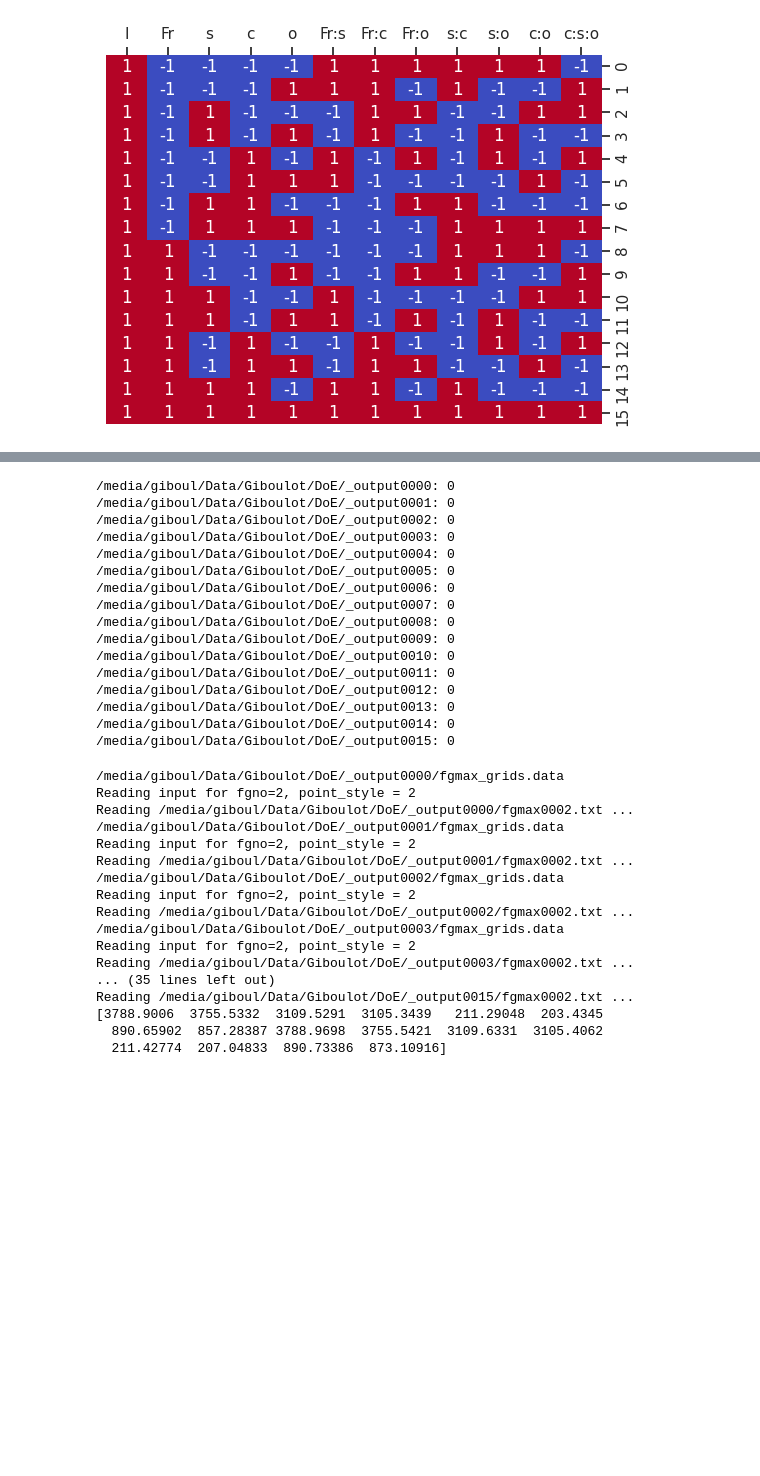
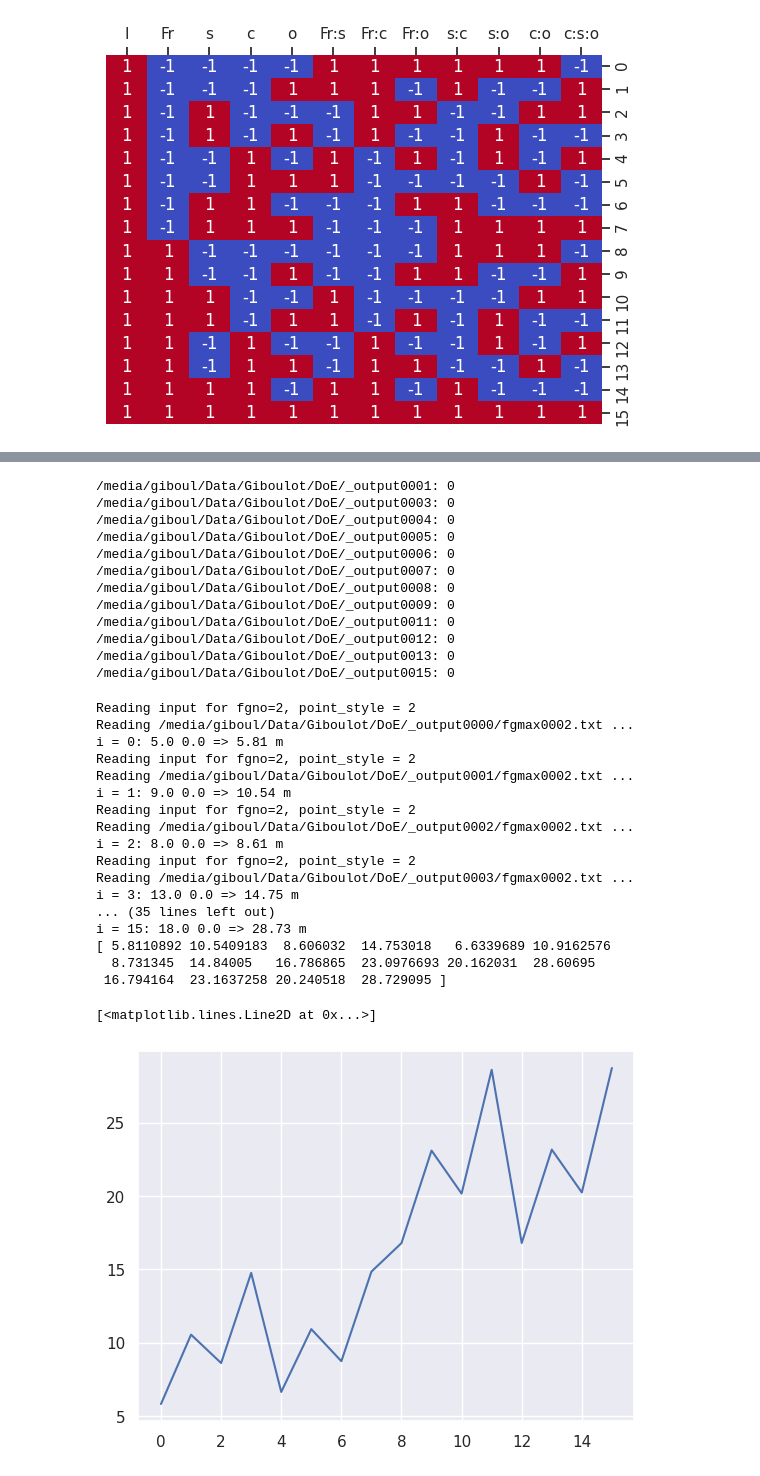
Before and after one commit to giboul/DoE_project, a Jupyter notebook: doe-project.ipynb, the cells around one changed output, grey strips where cells are left out. Cells and saved outputs as stored; diff of their text form; code cells hidden in the pictures; blank space fills up the shorter version.

```diff
--- a/doe-project.ipynb
+++ b/doe-project.ipynb
@@ -68,12 +68,12 @@ display(values)
 # %%
 config = dict(
     xmin=-50,
-    xmax=+2e3,
-    ymin=-1000,
-    ymax=1000,
-    avalanche_depth=2,  # m
+    xmax=+1000,
+    ymin=-500,
+    ymax=+500,
+    avalanche_depth=5,  # m
     avalanche_volume=2000,  # m³
-    avalanche_width=100,  # m
+    avalanche_width=20,  # m
     avalanche_speed=None,
     slope=None,
     curvature=None,
@@ -82,7 +82,8 @@ config = dict(
 
 outdir = "/media/giboul/Data/Giboulot/DoE/_output{i:0>4}"
 
-for experiment in range(E.shape[0]):
+# for experiment in range(E.shape[0]):
+for experiment in (1, 3, 4, 5, 6, 7, 8, 9, 11, 12, 13, 15):
 
     config.update(
         avalanche_speed=float(values["Fr"].iloc[experiment]*np.sqrt(9.81*config["avalanche_depth"])),
@@ -94,16 +95,16 @@ for experiment in range(E.shape[0]):
         yaml.safe_dump(config, file)
     path = outdir.format(i=experiment)
     print(f"{path}: ", end="", flush=True)
-    output = subprocess.run(
-        f"make simulation OUTDIR={path} OMP_NUM_PROCS=10".split(),
-        stdout=subprocess.PIPE,
-        stderr=subprocess.PIPE,
-    )
+    with open(f"{path}/out.log", "w") as std_file:
+        with open(f"{path}/err.log", "w") as err_file:
+            output = subprocess.run(
+                f"make simulation OUTDIR={path} OMP_NUM_PROCS=10".split(),
+                stdout=std_file,
+                stderr=err_file,
+            )
     print(output.returncode, flush=True)
 # %% [output]
-/media/giboul/Data/Giboulot/DoE/_output0000: 0
 /media/giboul/Data/Giboulot/DoE/_output0001: 0
-/media/giboul/Data/Giboulot/DoE/_output0002: 0
 /media/giboul/Data/Giboulot/DoE/_output0003: 0
 /media/giboul/Data/Giboulot/DoE/_output0004: 0
 /media/giboul/Data/Giboulot/DoE/_output0005: 0
@@ -111,41 +112,51 @@ for experiment in range(E.shape[0]):
 /media/giboul/Data/Giboulot/DoE/_output0007: 0
 /media/giboul/Data/Giboulot/DoE/_output0008: 0
 /media/giboul/Data/Giboulot/DoE/_output0009: 0
-/media/giboul/Data/Giboulot/DoE/_output0010: 0
 /media/giboul/Data/Giboulot/DoE/_output0011: 0
 /media/giboul/Data/Giboulot/DoE/_output0012: 0
 /media/giboul/Data/Giboulot/DoE/_output0013: 0
-/media/giboul/Data/Giboulot/DoE/_output0014: 0
 /media/giboul/Data/Giboulot/DoE/_output0015: 0
 # %%
 from pathlib import Path
+import numpy as np
 from clawpack.geoclaw import fgmax_tools
 
 files = Path("/media/giboul/Data/Giboulot/DoE/").glob("_output*")
+E = np.loadtxt("matrix_experiment.csv", delimiter=",", skiprows=1)
 hmax = np.zeros(E.shape[0], dtype=np.float64)
 for i, outdir in enumerate(sorted(files)):
-    fg = fgmax_tools.FGmaxGrid()
-    print(outdir / "fgmax_grids.data")
-    fg.read_fgmax_grids_data(2, outdir / "fgmax_grids.data")
-    fg.read_output(outdir=outdir)
-    hmax[i] = fg.h.max()
+    try:
+        fg = fgmax_tools.FGmaxGrid()
+        fg.read_fgmax_grids_data(2, outdir / "fgmax_grids.data")
+        fg.read_output(outdir=outdir)
+        mask = fg.B<=0
+        hmax[i] = (fg.B+fg.h)[mask].max()
+        imax = (fg.B+fg.h)[mask].argmax()
+        print(f"{i = }: {fg.X[mask][imax]:.1f} {fg.Y[mask][imax]:.1f} => {hmax[i]:.2f} m ", flush=True)
+    except ValueError as e:
+        print(e)
 print(hmax)
 np.savetxt("hmax.txt", hmax[:, None])
 # %% [output]
-/media/giboul/Data/Giboulot/DoE/_output0000/fgmax_grids.data
 Reading input for fgno=2, point_style = 2
 Reading /media/giboul/Data/Giboulot/DoE/_output0000/fgmax0002.txt ...
-/media/giboul/Data/Giboulot/DoE/_output0001/fgmax_grids.data
+i = 0: 5.0 0.0 => 5.81 m
 Reading input for fgno=2, point_style = 2
 Reading /media/giboul/Data/Giboulot/DoE/_output0001/fgmax0002.txt ...
-/media/giboul/Data/Giboulot/DoE/_output0002/fgmax_grids.data
+i = 1: 9.0 0.0 => 10.54 m
 Reading input for fgno=2, point_style = 2
 Reading /media/giboul/Data/Giboulot/DoE/_output0002/fgmax0002.txt ...
-/media/giboul/Data/Giboulot/DoE/_output0003/fgmax_grids.data
+i = 2: 8.0 0.0 => 8.61 m
 Reading input for fgno=2, point_style = 2
 Reading /media/giboul/Data/Giboulot/DoE/_output0003/fgmax0002.txt ...
+i = 3: 13.0 0.0 => 14.75 m
 ... (35 lines left out)
-Reading /media/giboul/Data/Giboulot/DoE/_output0015/fgmax0002.txt ...
-[3788.9006  3755.5332  3109.5291  3105.3439   211.29048  203.4345
-  890.65902  857.28387 3788.9698  3755.5421  3109.6331  3105.4062
-  211.42774  207.04833  890.73386  873.10916]
+i = 15: 18.0 0.0 => 28.73 m
+[ 5.8110892 10.5409183  8.606032  14.753018   6.6339689 10.9162576
+  8.731345  14.84005   16.786865  23.0976693 20.162031  28.60695
+ 16.794164  23.1637258 20.240518  28.729095 ]
+# %%
+plt.plot(hmax)
+# %% [output]
+[<matplotlib.lines.Line2D at 0x...>]
+[figure, added]
```
Also changed, not shown: parts of 1 cell of this notebook, 7 other files.
